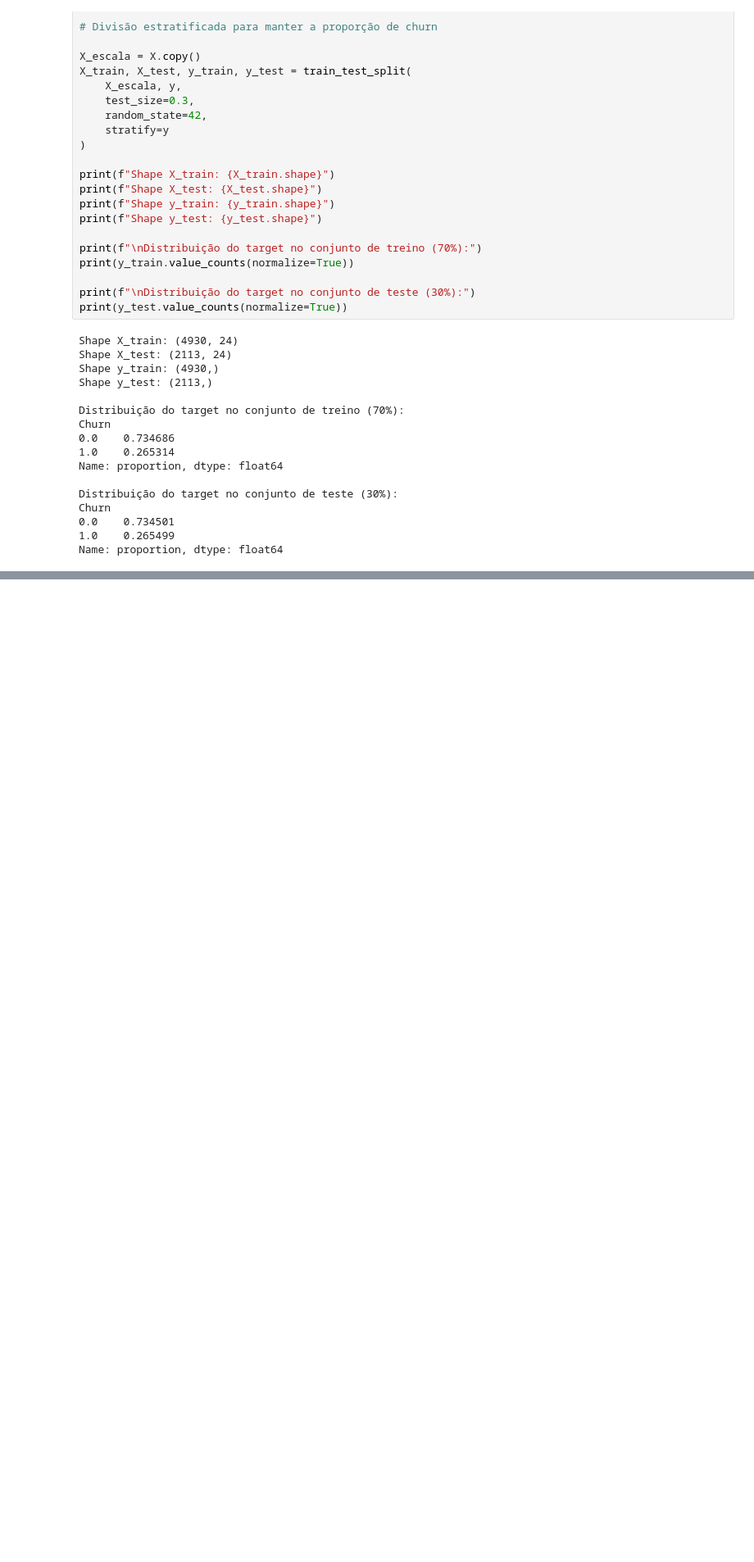
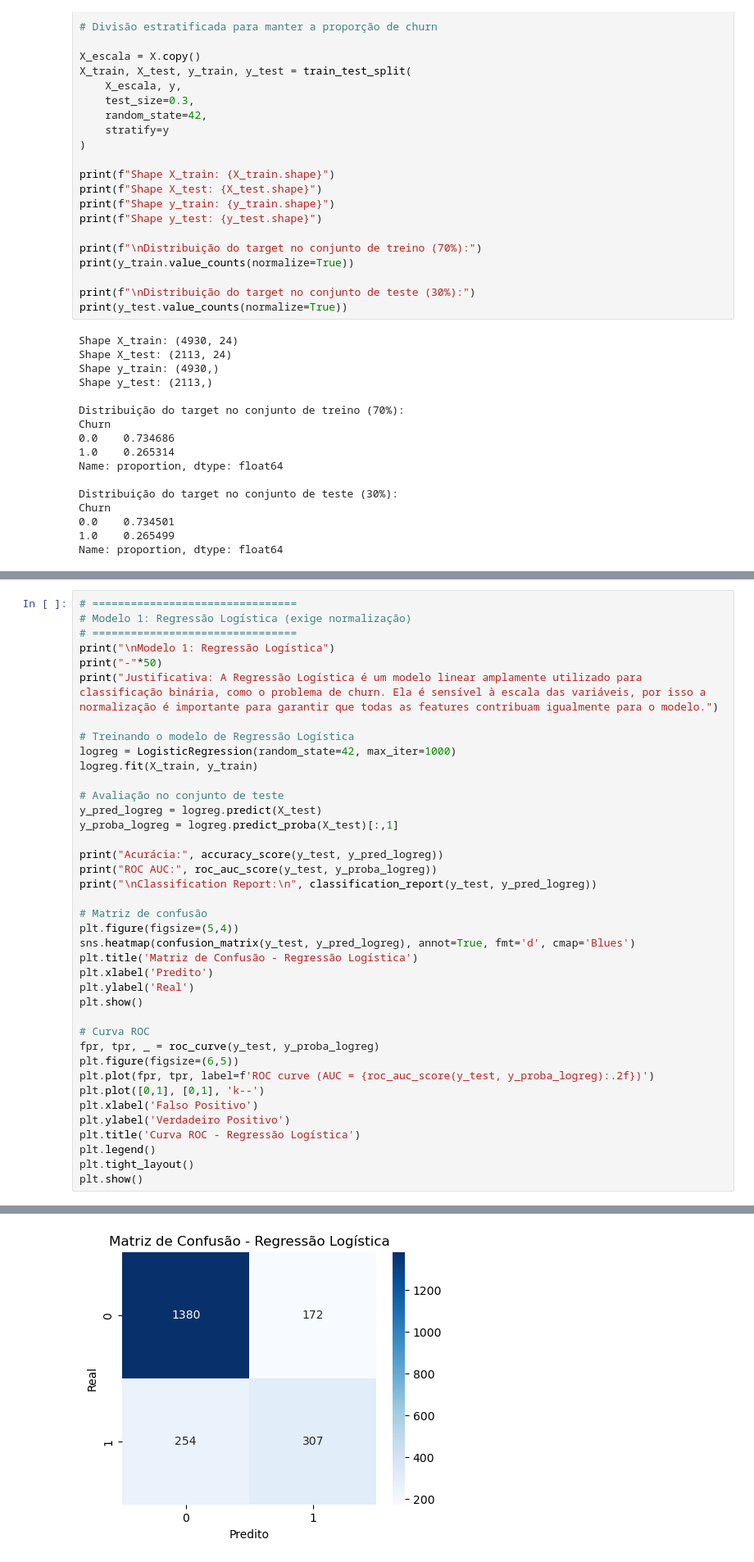
Before and after one commit to TheD4rkNss/Challenge-Telecom-X-parte-2, a Jupyter notebook: Telecom_X_BR.ipynb, the cells around one changed output, grey strips where cells are left out. Shown at 82% size. Saved outputs shown, nothing was run; the diff lists cells and outputs as text; blank space fills up the shorter version.

```diff
--- a/Telecom_X_BR.ipynb
+++ b/Telecom_X_BR.ipynb
@@ -353,0 +358,40 @@ Name: proportion, dtype: float64
+# %%
+# ================================
+# Modelo 1: Regressão Logística (exige normalização)
+# ================================
+print("\nModelo 1: Regressão Logística")
+print("-"*50)
+print("Justificativa: A Regressão Logística é um modelo linear amplamente utilizado para classificação binária, como o problema de churn. Ela é sensível à escala das variáveis, por isso a normalização é importante para garantir que todas as features contribuam igualmente para o modelo.")
+
+# Treinando o modelo de Regressão Logística
+logreg = LogisticRegression(random_state=42, max_iter=1000)
+logreg.fit(X_train, y_train)
+
+# Avaliação no conjunto de teste
+y_pred_logreg = logreg.predict(X_test)
+y_proba_logreg = logreg.predict_proba(X_test)[:,1]
+
+print("Acurácia:", accuracy_score(y_test, y_pred_logreg))
+print("ROC AUC:", roc_auc_score(y_test, y_proba_logreg))
+print("\nClassification Report:\n", classification_report(y_test, y_pred_logreg))
+
+# Matriz de confusão
+plt.figure(figsize=(5,4))
+sns.heatmap(confusion_matrix(y_test, y_pred_logreg), annot=True, fmt='d', cmap='Blues')
+plt.title('Matriz de Confusão - Regressão Logística')
+plt.xlabel('Predito')
+plt.ylabel('Real')
+plt.show()
+
+# Curva ROC
+fpr, tpr, _ = roc_curve(y_test, y_proba_logreg)
+plt.figure(figsize=(6,5))
+plt.plot(fpr, tpr, label=f'ROC curve (AUC = {roc_auc_score(y_test, y_proba_logreg):.2f})')
+plt.plot([0,1], [0,1], 'k--')
+plt.xlabel('Falso Positivo')
+plt.ylabel('Verdadeiro Positivo')
+plt.title('Curva ROC - Regressão Logística')
+plt.legend()
+plt.tight_layout()
+plt.show()
+# %% [output]
@@ -353,0 +413 @@ Name: proportion, dtype: float64
+[figure, added]
```
Also changed, not shown: parts of 24 cells of this notebook.
